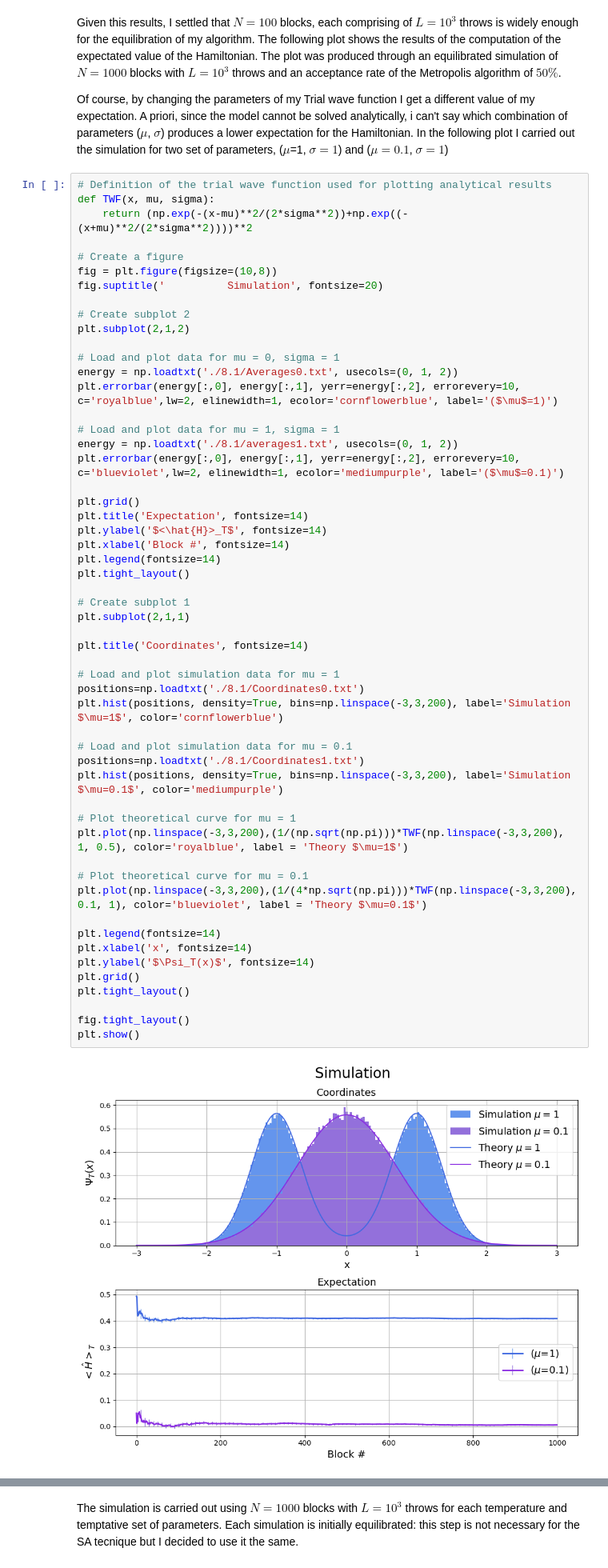
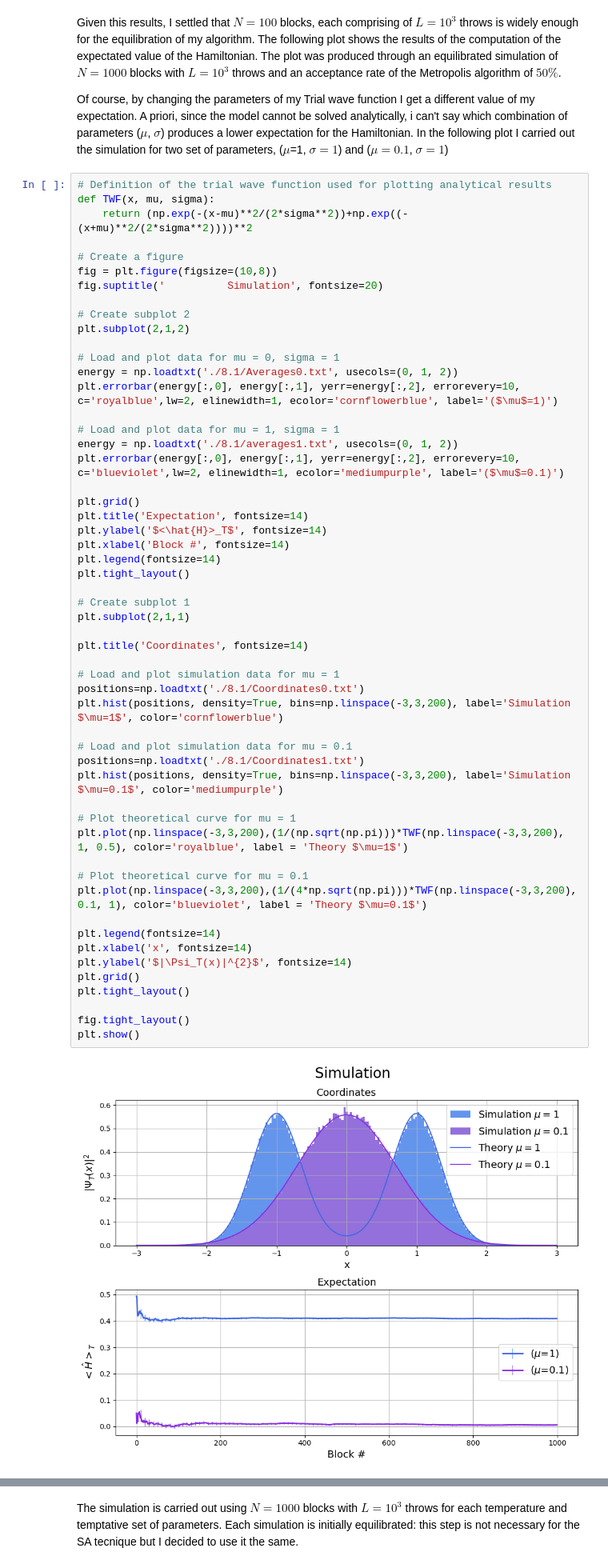
Before and after one commit to matteocitterio/LSN_Citterio, a Jupyter notebook: LSN_8/LSN_8.ipynb, the cells around one changed output, grey strips where cells are left out. Shown at 80% size. Drawn from its saved outputs; the diff is of its cells as text.

```diff
--- a/LSN_8/LSN_8.ipynb
+++ b/LSN_8/LSN_8.ipynb
@@ -114,35 +114,35 @@ plt.xlabel('Block #', fontsize=14)
 plt.legend(fontsize=14)
 plt.tight_layout()
 
 # Create subplot 1
 plt.subplot(2,1,1)
 
 plt.title('Coordinates', fontsize=14)
 
 # Load and plot simulation data for mu = 1
 positions=np.loadtxt('./8.1/Coordinates0.txt')
 plt.hist(positions, density=True, bins=np.linspace(-3,3,200), label='Simulation $\mu=1$', color='cornflowerblue')
 
 # Load and plot simulation data for mu = 0.1
 positions=np.loadtxt('./8.1/Coordinates1.txt')
 plt.hist(positions, density=True, bins=np.linspace(-3,3,200), label='Simulation $\mu=0.1$', color='mediumpurple')
 
 # Plot theoretical curve for mu = 1
 plt.plot(np.linspace(-3,3,200),(1/(np.sqrt(np.pi)))*TWF(np.linspace(-3,3,200), 1, 0.5), color='royalblue', label = 'Theory $\mu=1$')
 
 # Plot theoretical curve for mu = 0.1
 plt.plot(np.linspace(-3,3,200),(1/(4*np.sqrt(np.pi)))*TWF(np.linspace(-3,3,200), 0.1, 1), color='blueviolet', label = 'Theory $\mu=0.1$')
 
 plt.legend(fontsize=14)
 plt.xlabel('x', fontsize=14)
-plt.ylabel('$\Psi_T(x)$', fontsize=14)
+plt.ylabel('$|\Psi_T(x)|^{2}$', fontsize=14)
 plt.grid()
 plt.tight_layout()
 
 fig.tight_layout()
 plt.show()
 # %% [output]
-[figure, old version]
+[figure, new version]
 # %% [markdown]
 # Exercise 08.2
 
```
